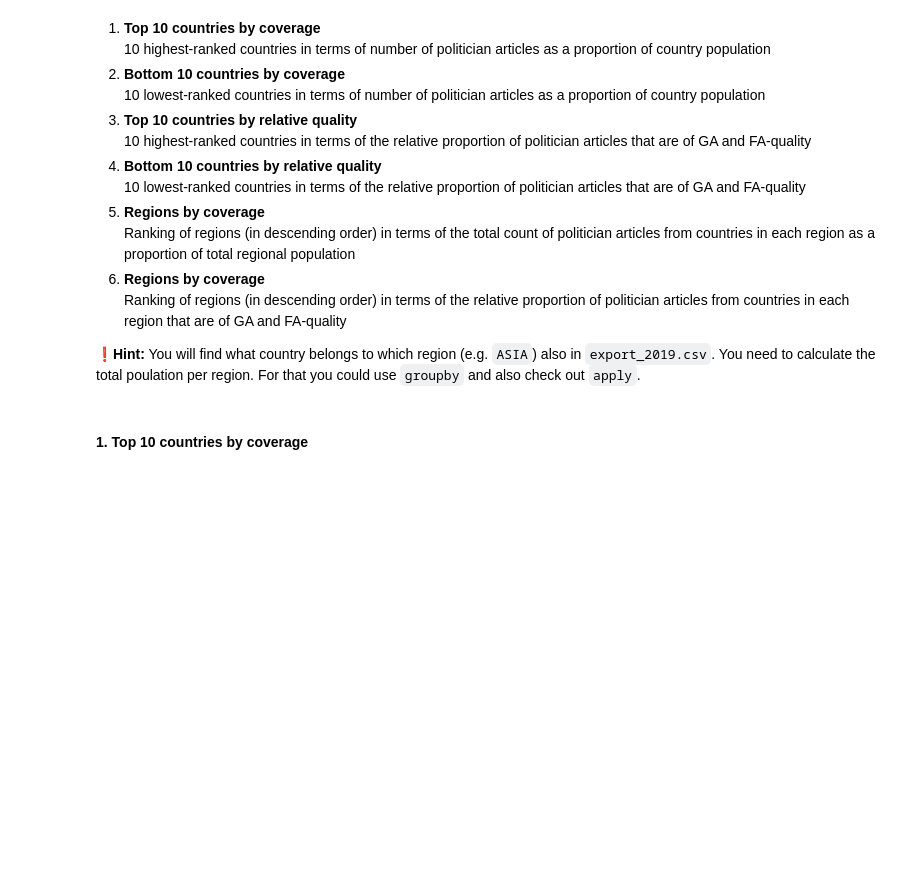
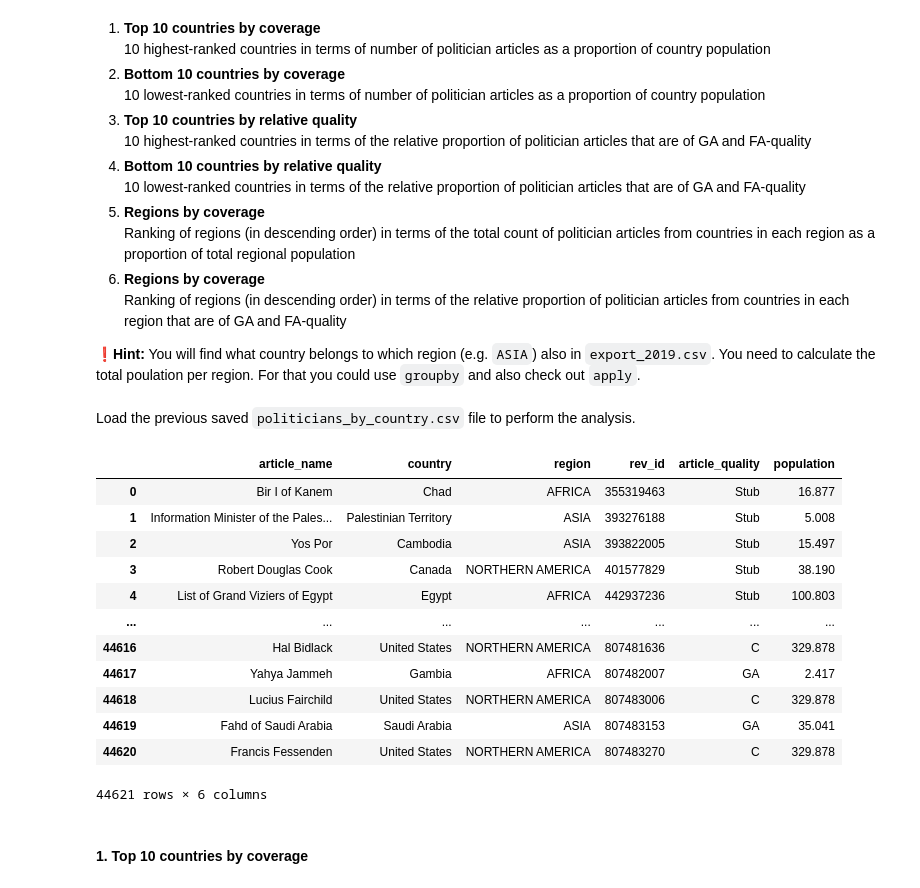
Before and after one commit to Arne117/A3-hcds-hcc-bias, a Jupyter notebook: src/A3_Wikipedia_ORES_Bias.ipynb, the cells around one changed output. Cells and saved outputs as stored; diff of their text form; code cells hidden in the pictures; blank space fills up the shorter version.

```diff
--- a/src/A3_Wikipedia_ORES_Bias.ipynb
+++ b/src/A3_Wikipedia_ORES_Bias.ipynb
@@ -321,6 +321,25 @@ The results from this analysis are six `data tables`. Embed these tables in the
 1. **Regions by coverage**<br>Ranking of regions (in descending order) in terms of the relative proportion of politician articles from countries in each region that are of GA and FA-quality
 
 **❗Hint:** You will find what country belongs to which region (e.g. `ASIA`) also in `export_2019.csv`. You need to calculate the total poulation per region. For that you could use `groupby` and also check out `apply`.
+# %% [markdown]
+Load the previous saved `politicians_by_country.csv` file to perform the analysis.
+# %%
+fin_df = pd.read_csv('../data_clean/politicians_by_country.csv')
+fin_df
+# %% [output]
+|  | article_name | country | region | rev_id | article_quality | population |
+| 0 | Bir I of Kanem | Chad | AFRICA | 355319463 | Stub | 16.877 |
+| 1 | Information Minister of the Pales... | Palestinian Territory | ASIA | 393276188 | Stub | 5.008 |
+| 2 | Yos Por | Cambodia | ASIA | 393822005 | Stub | 15.497 |
+| 3 | Robert Douglas Cook | Canada | NORTHERN AMERICA | 401577829 | Stub | 38.190 |
+| 4 | List of Grand Viziers of Egypt | Egypt | AFRICA | 442937236 | Stub | 100.803 |
+| ... | ... | ... | ... | ... | ... | ... |
+| 44616 | Hal Bidlack | United States | NORTHERN AMERICA | 807481636 | C | 329.878 |
+| 44617 | Yahya Jammeh | Gambia | AFRICA | 807482007 | GA | 2.417 |
+| 44618 | Lucius Fairchild | United States | NORTHERN AMERICA | 807483006 | C | 329.878 |
+| 44619 | Fahd of Saudi Arabia | Saudi Arabia | ASIA | 807483153 | GA | 35.041 |
+| 44620 | Francis Fessenden | United States | NORTHERN AMERICA | 807483270 | C | 329.878 |
+44621 rows × 6 columns
 # %% [markdown]
 #### 1. Top 10 countries by coverage
 # %%
```
Also changed, not shown: parts of 1 cell of this notebook, 1 other file.
